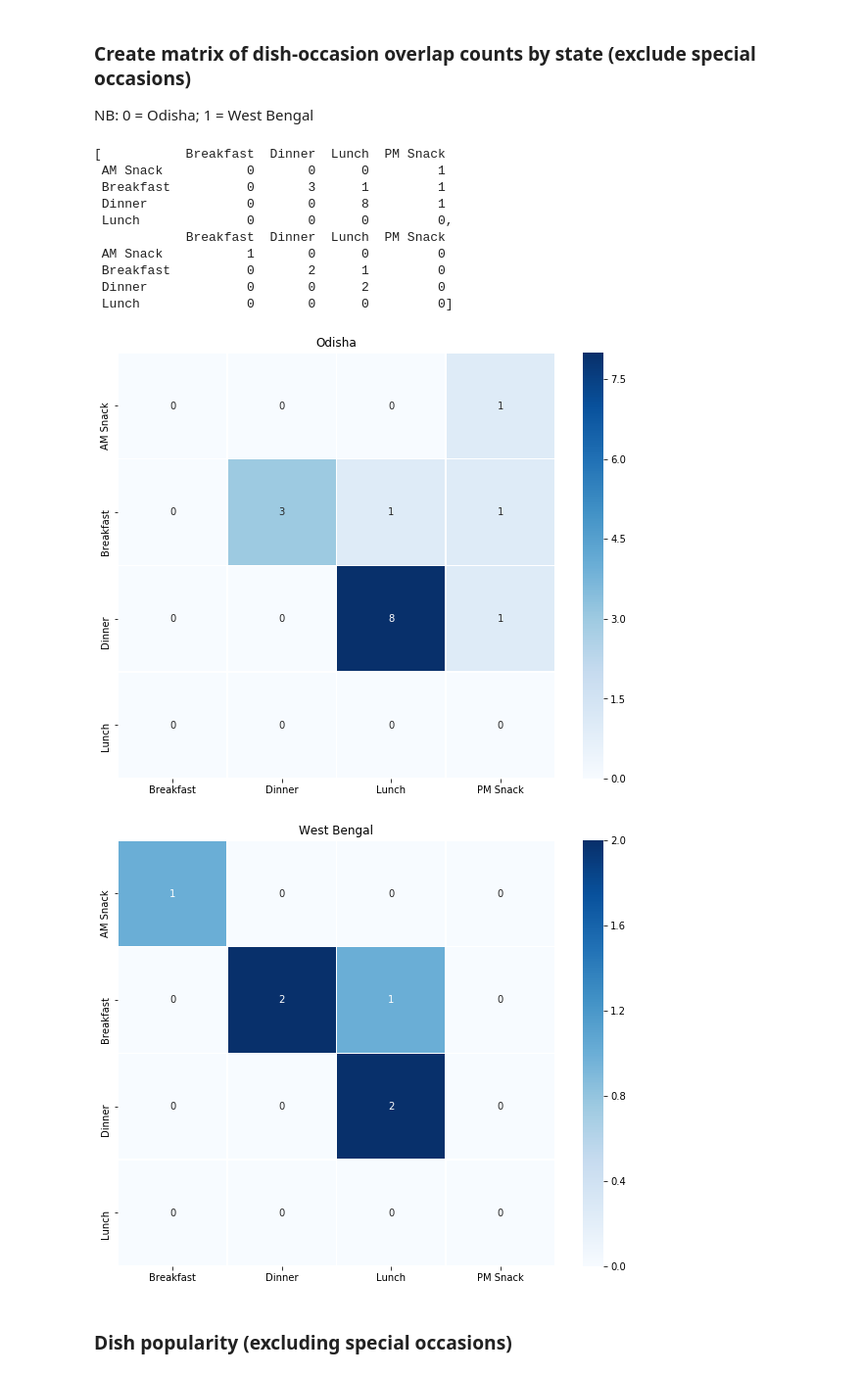
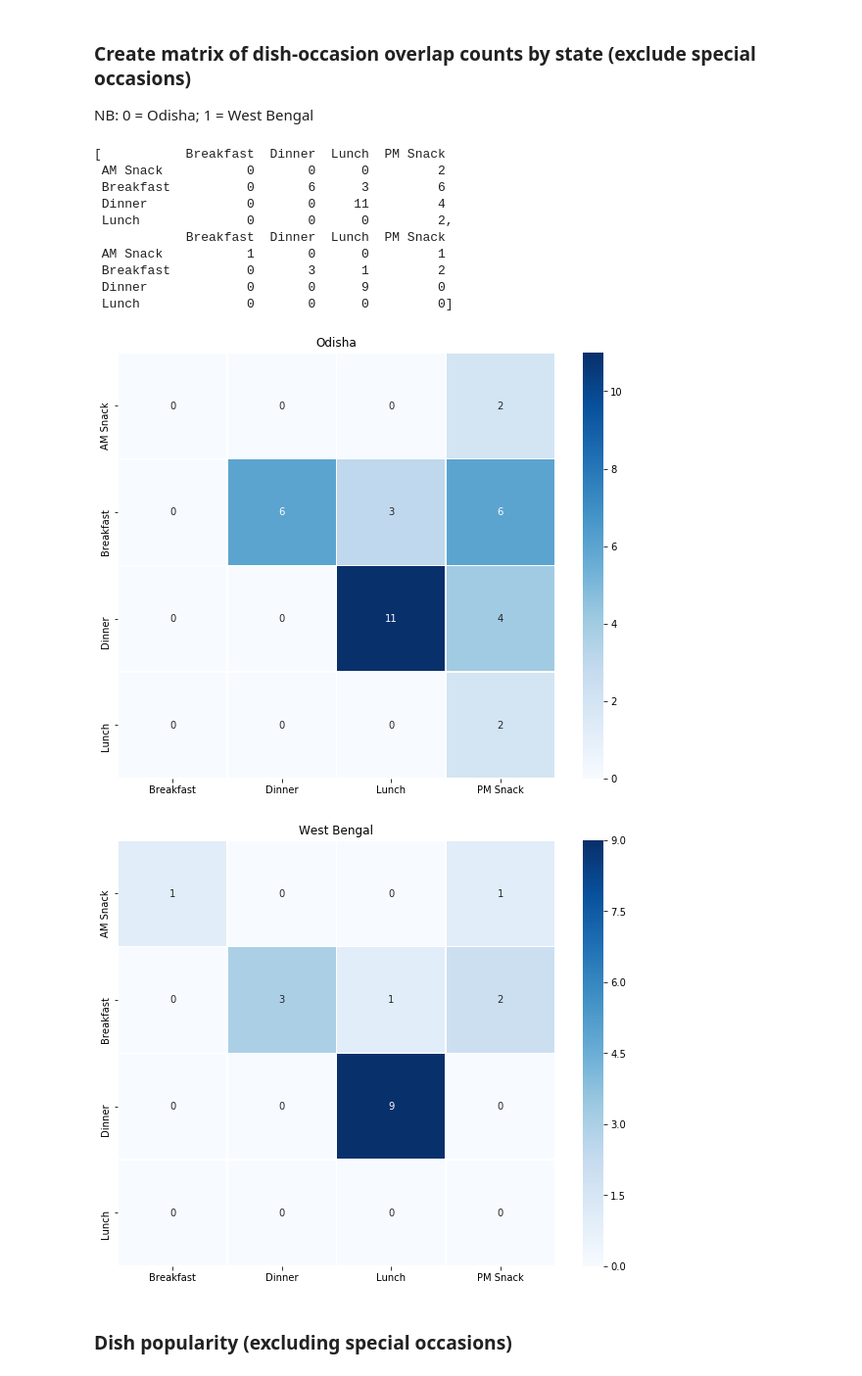
Before and after one commit to rochiecuevas/FoodChoice, a Jupyter notebook: Expert_Elicitation.ipynb, the cells around one changed output. Shown at 98% size. Drawn from its saved outputs; the diff is of its cells as text; code cells hidden in the pictures.

Commit message:
heatmaps of dish overlaps updated using the alternate dish names

```diff
--- a/Expert_Elicitation.ipynb
+++ b/Expert_Elicitation.ipynb
@@ -271,13 +271,13 @@ plt.show()
 [figure]
 # %%
 # Create a list of total unique dish counts per state (excluding special occasions)
-tot_dishes = [len(df_state2[x].Dish.unique()) for x in range(0, len(states))]
+tot_dishes = [len(df_state2[x].Dish2.unique()) for x in range(0, len(states))]
 
 # Create a dictionary where the state is the key and the total number of dishes is the value
 tot_dishes_dict = dict(zip(states, tot_dishes))
 
 # Count how many times a dish is mentioned per state (excluding special occasions)
-dish_grouped = df2.groupby(["State", "Dish"])["Dish"].count().to_frame("No_Occasions")\
+dish_grouped = df2.groupby(["State", "Dish2"])["Dish2"].count().to_frame("No_Occasions")\
                .reset_index()
 
 # Calculate percent occurrence of each unique dish
@@ -314,7 +314,7 @@ def intersection(lst1, lst2):
     return list(set(lst1) & set(lst2))
 # %%
 # Create a list of dictionaries of dish lists by occasion
-dicts_state = [df_state2[x].groupby("Occasion")["Dish"].apply(list).to_dict()\
+dicts_state = [df_state2[x].groupby("Occasion")["Dish2"].apply(list).to_dict()\
               for x in range(0, len(df_state2))]
 
 # Create list of pairs of occasions
@@ -352,33 +352,33 @@ for lst in list_overlaps:
 dfs_overlaps
 # %% [output]
 [           Breakfast  Dinner  Lunch  PM Snack
- AM Snack           0       0      0         1
- Breakfast          0       3      1         1
- Dinner             0       0      8         1
- Lunch              0       0      0         0,
+ AM Snack           0       0      0         2
+ Breakfast          0       6      3         6
+ Dinner             0       0     11         4
+ Lunch              0       0      0         2,
             Breakfast  Dinner  Lunch  PM Snack
- AM Snack           1       0      0         0
- Breakfast          0       2      1         0
- Dinner             0       0      2         0
+ AM Snack           1       0      0         1
+ Breakfast          0       3      1         2
+ Dinner             0       0      9         0
  Lunch              0       0      0         0]
 # %%
 # Create a heatmap based on overlaps of dishes, by state
 fig, ax = plt.subplots(figsize = (10,8))
-ax = sns.heatmap(dfs_overlaps[0], linewidths=.5, annot = True, cmap = "Blues")
+ax = sns.heatmap(dfs_overlaps[0], linewidths = 0.5, annot = True, cmap = "Blues")
 ax.set_title('Odisha')
 fig.savefig('dish_overlaps_OD.tif', dpi = 300)
 fig.savefig('dish_overlaps_OD.png', dpi = 300)
 
 fig, ax = plt.subplots(figsize = (10,8))
-ax1 = sns.heatmap(dfs_overlaps[1], linewidths=.5, annot = True, cmap = "Blues")
+ax1 = sns.heatmap(dfs_overlaps[1], linewidths = 0.5, annot = True, cmap = "Blues")
 ax1.set_title('West Bengal')
 fig.savefig('dish_overlaps_WB.tif', dpi = 300)
 fig.savefig('dish_overlaps_WB.png', dpi = 300)
 
 plt.show()
 # %% [output]
-[figure, old version]
+[figure, new version]
-[figure, old version]
+[figure, new version]
 # %% [markdown]
 ### Dish popularity (excluding special occasions)
 # %%
```
Also changed, not shown: parts of 14 cells of this notebook, 4 other files.
